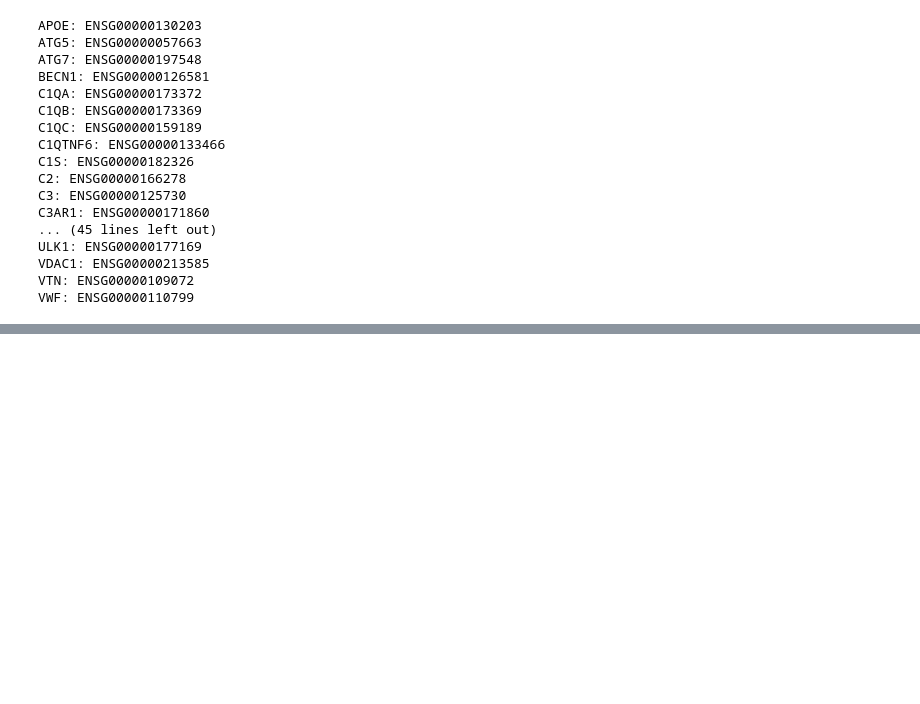
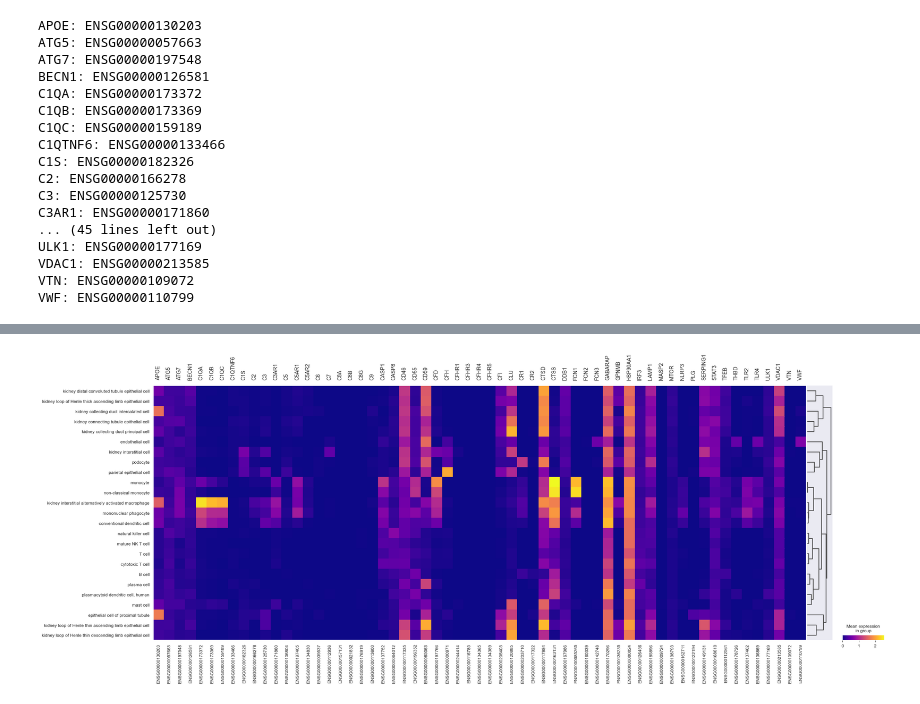
Before and after one commit to aumchampaneri/Biochemistry-BS, a Jupyter notebook: Complement in Disease/testing code.ipynb, the cells around one changed output, grey strips where cells are left out. Cells and saved outputs as stored; diff of their text form; code cells hidden in the pictures; blank space fills up the shorter version.

```diff
--- a/Complement in Disease/testing code.ipynb
+++ b/Complement in Disease/testing code.ipynb
@@ -68,3 +68,13 @@ ULK1: ENSG00000177169
 VDAC1: ENSG00000213585
 VTN: ENSG00000109072
 VWF: ENSG00000110799
+# %%
+sc.pl.MatrixPlot(adata,
+                 gene_dict,
+                 groupby='cell_type',
+                 gene_symbols='index',
+                 use_raw=False,
+                 log=False,
+                 # title='Complement Genes Expression in Kidney Cells',
+                 ).add_dendrogram(show=True, size=0.9).style(cmap='plasma', edge_color='none').show()
+# %% [output]
@@ -70,0 +85 @@ VWF: ENSG00000110799
+[figure, added]
```
Also changed, not shown: parts of 2 cells of this notebook, 1 other file.
